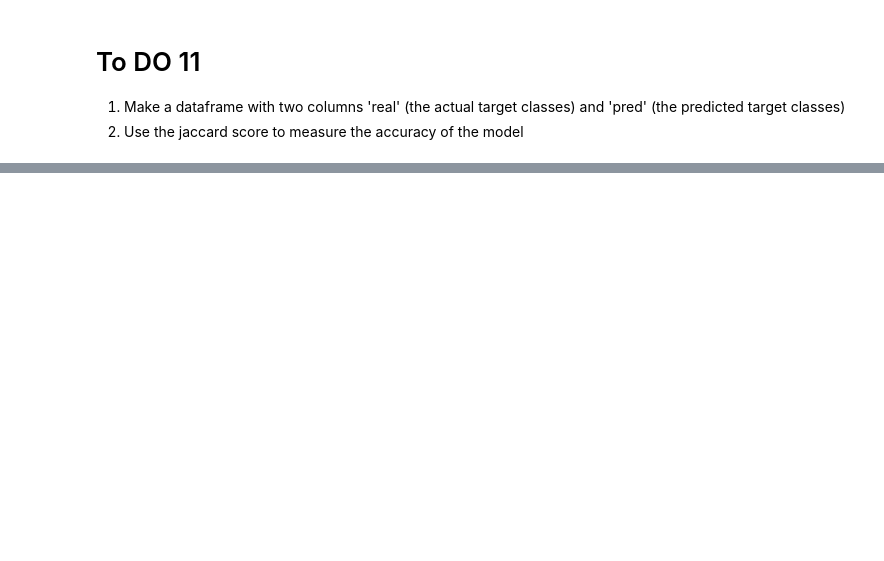
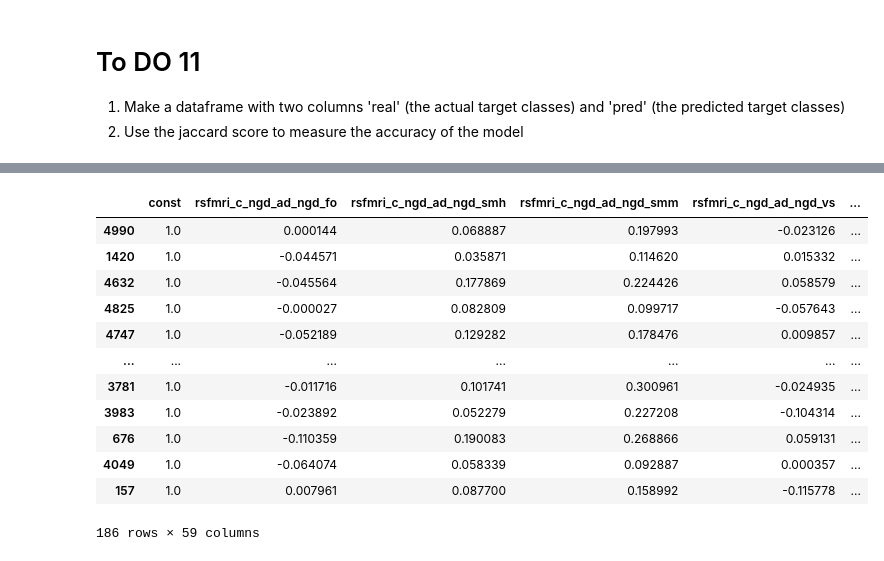
Before and after one commit to grace-shearrer/SSIB-2024, a Jupyter notebook: SSBneuroAnalysis-YANA2DO.ipynb, the cells around one changed output, grey strips where cells are left out. Cells and saved outputs as stored; diff of their text form; code cells hidden in the pictures; blank space fills up the shorter version.

```diff
--- a/SSBneuroAnalysis-YANA2DO.ipynb
+++ b/SSBneuroAnalysis-YANA2DO.ipynb
@@ -107,6 +107,8 @@ for i in rois_0:
     print(i, df.columns.get_loc(i))
 # %% [markdown]
 **Call this list of ROIs "ROIS"**
+# %%
+rois_0 = list(df.columns)
 # %%
 #Columns needed: 1,3,5:421,425
 #Don't need the subject keys!
@@ -483,0 +815,16 @@ print("Jaccard Similarity Score:", jaccard)
+# %%
+X_test_reg_sm
+# %% [output]
+|  | const | rsfmri_c_ngd_ad_ngd_fo | rsfmri_c_ngd_ad_ngd_smh | rsfmri_c_ngd_ad_ngd_smm | rsfmri_c_ngd_ad_ngd_vs | ... |
+| 4990 | 1.0 | 0.000144 | 0.068887 | 0.197993 | -0.023126 | ... |
+| 1420 | 1.0 | -0.044571 | 0.035871 | 0.114620 | 0.015332 | ... |
+| 4632 | 1.0 | -0.045564 | 0.177869 | 0.224426 | 0.058579 | ... |
+| 4825 | 1.0 | -0.000027 | 0.082809 | 0.099717 | -0.057643 | ... |
+| 4747 | 1.0 | -0.052189 | 0.129282 | 0.178476 | 0.009857 | ... |
+| ... | ... | ... | ... | ... | ... | ... |
+| 3781 | 1.0 | -0.011716 | 0.101741 | 0.300961 | -0.024935 | ... |
+| 3983 | 1.0 | -0.023892 | 0.052279 | 0.227208 | -0.104314 | ... |
+| 676 | 1.0 | -0.110359 | 0.190083 | 0.268866 | 0.059131 | ... |
+| 4049 | 1.0 | -0.064074 | 0.058339 | 0.092887 | 0.000357 | ... |
+| 157 | 1.0 | 0.007961 | 0.087700 | 0.158992 | -0.115778 | ... |
+186 rows × 59 columns
```
Also changed, not shown: parts of 43 cells of this notebook.
